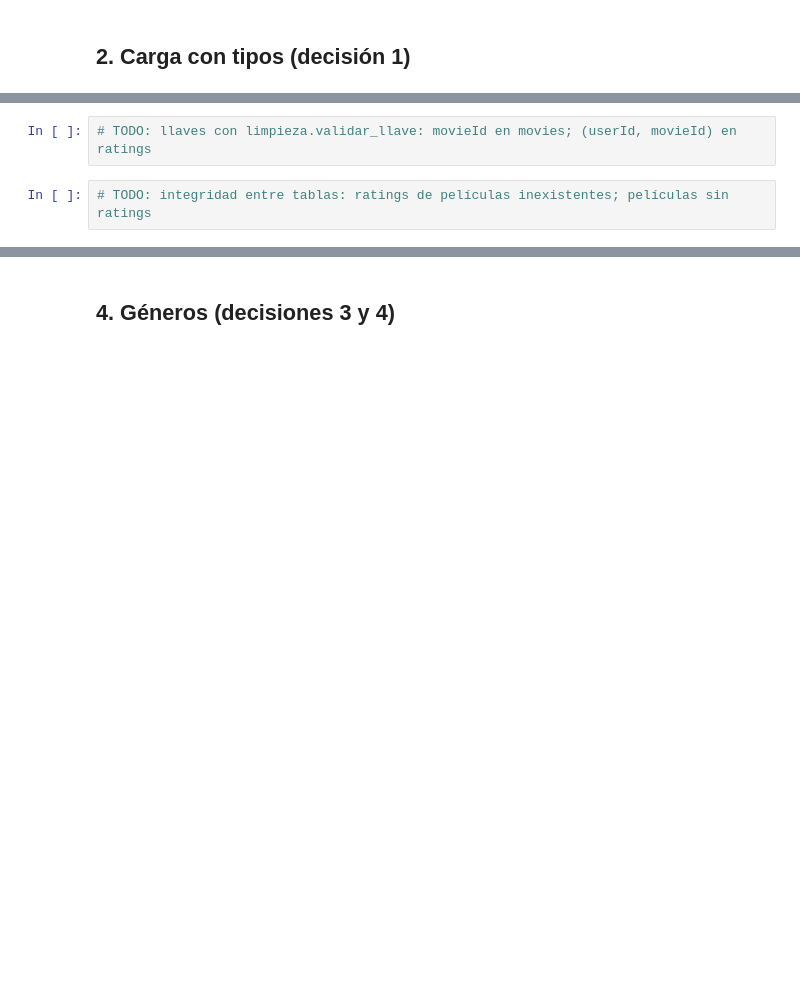
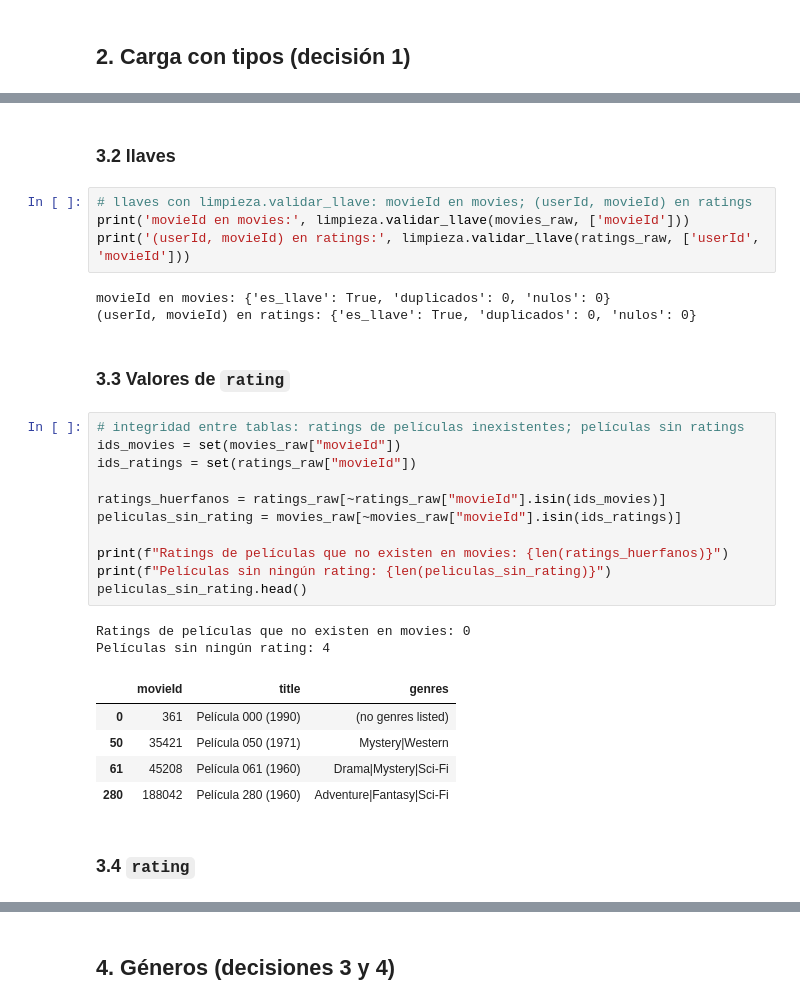
Before and after one commit to srandres-git/movielens-proyecto-integrador, a Jupyter notebook: notebooks/01_comprension_calidad.ipynb, the cells around one changed output, grey strips where cells are left out. Cells and saved outputs as stored; diff of their text form; blank space fills up the shorter version.

```diff
--- a/notebooks/01_comprension_calidad.ipynb
+++ b/notebooks/01_comprension_calidad.ipynb
@@ -47,5 +129,33 @@ Cada validación se muestra con código, aunque el resultado sea "todo bien".
+# %% [markdown]
+### 3.2 llaves
 # %%
-# TODO: llaves con limpieza.validar_llave: movieId en movies; (userId, movieId) en ratings
+# llaves con limpieza.validar_llave: movieId en movies; (userId, movieId) en ratings
+print('movieId en movies:', limpieza.validar_llave(movies_raw, ['movieId']))
+print('(userId, movieId) en ratings:', limpieza.validar_llave(ratings_raw, ['userId', 'movieId']))
+# %% [output]
+movieId en movies: {'es_llave': True, 'duplicados': 0, 'nulos': 0}
+(userId, movieId) en ratings: {'es_llave': True, 'duplicados': 0, 'nulos': 0}
+# %% [markdown]
+### 3.3 Valores de `rating`
 # %%
-# TODO: integridad entre tablas: ratings de películas inexistentes; películas sin ratings
+# integridad entre tablas: ratings de películas inexistentes; películas sin ratings
+ids_movies = set(movies_raw["movieId"])
+ids_ratings = set(ratings_raw["movieId"])
+
+ratings_huerfanos = ratings_raw[~ratings_raw["movieId"].isin(ids_movies)]
+peliculas_sin_rating = movies_raw[~movies_raw["movieId"].isin(ids_ratings)]
+
+print(f"Ratings de películas que no existen en movies: {len(ratings_huerfanos)}")
+print(f"Películas sin ningún rating: {len(peliculas_sin_rating)}")
+peliculas_sin_rating.head()
+# %% [output]
+Ratings de películas que no existen en movies: 0
+Películas sin ningún rating: 4
+|  | movieId | title | genres |
+| 0 | 361 | Película 000 (1990) | (no genres listed) |
+| 50 | 35421 | Película 050 (1971) | Mystery|Western |
+| 61 | 45208 | Película 061 (1960) | Drama|Mystery|Sci-Fi |
+| 280 | 188042 | Película 280 (1960) | Adventure|Fantasy|Sci-Fi |
+# %% [markdown]
+### 3.4 `rating`
 # %%
```
Also changed, not shown: parts of 21 cells of this notebook.
